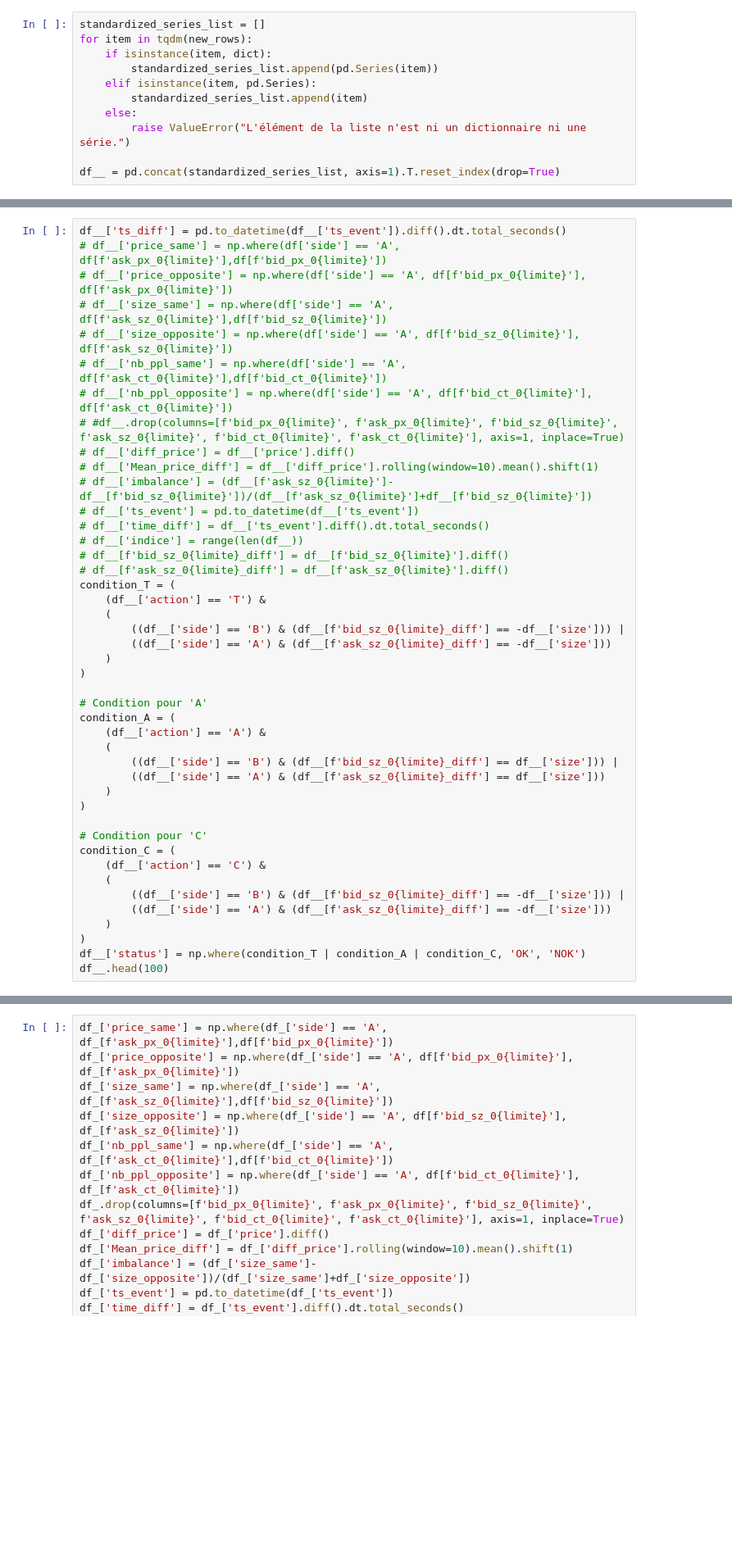
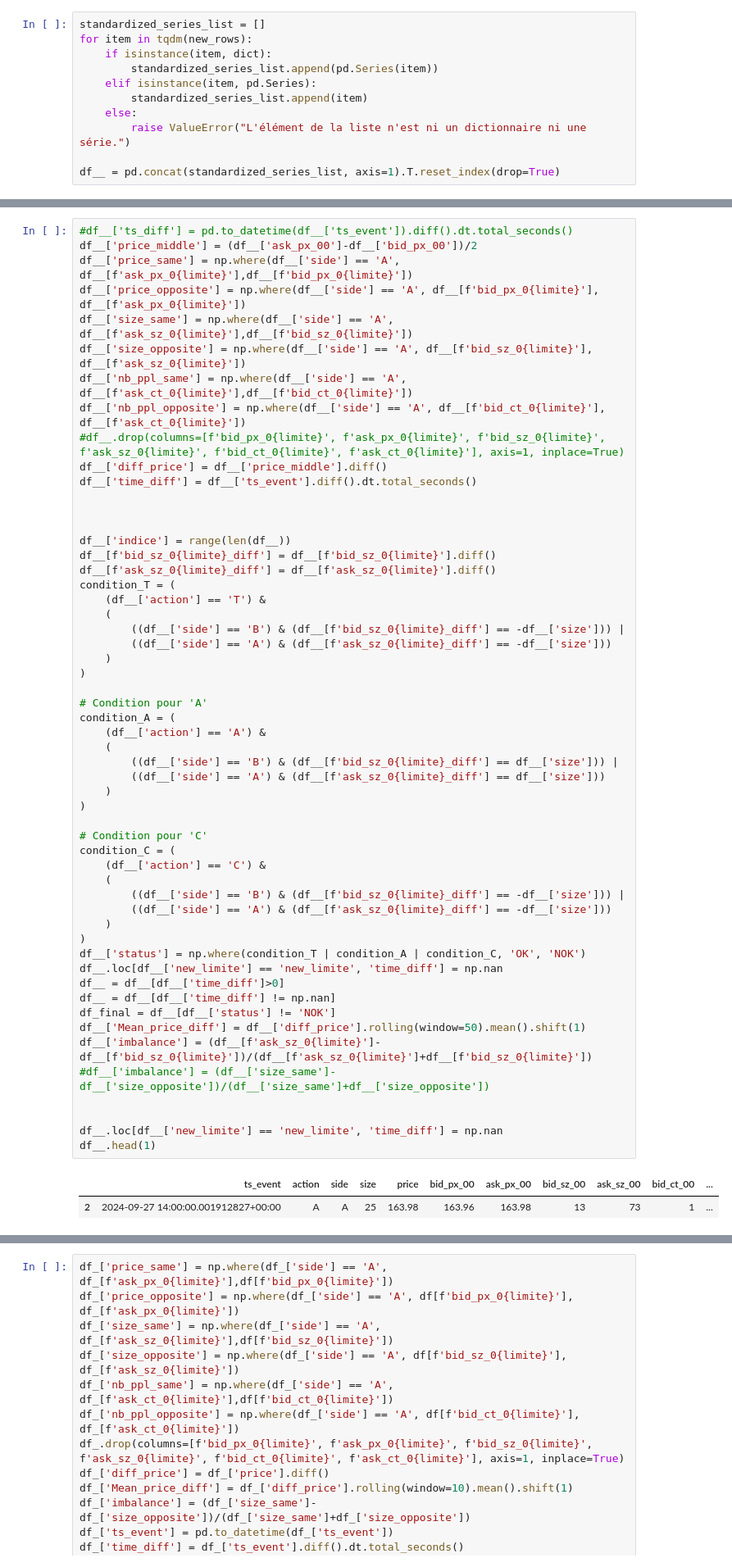
Before and after one commit to janisaiad/HFT_QR_RL, a Jupyter notebook: data/MBO-10 analyse_2/Notebook/WALA.ipynb, the cells around one changed output, grey strips where cells are left out. Shown at 82% size. Drawn from its saved outputs; the diff is of its cells as text; blank space fills up the shorter version.

```diff
--- a/data/MBO-10 analyse_2/Notebook/WALA.ipynb
+++ b/data/MBO-10 analyse_2/Notebook/WALA.ipynb
@@ -177,44 +355,58 @@ df__ = pd.concat(standardized_series_list, axis=1).T.reset_index(drop=True)
 # %%
-df__['ts_diff'] = pd.to_datetime(df__['ts_event']).diff().dt.total_seconds()
-# df__['price_same'] = np.where(df['side'] == 'A', df[f'ask_px_0{limite}'],df[f'bid_px_0{limite}'])
-# df__['price_opposite'] = np.where(df['side'] == 'A', df[f'bid_px_0{limite}'], df[f'ask_px_0{limite}'])
-# df__['size_same'] = np.where(df['side'] == 'A', df[f'ask_sz_0{limite}'],df[f'bid_sz_0{limite}'])
-# df__['size_opposite'] = np.where(df['side'] == 'A', df[f'bid_sz_0{limite}'], df[f'ask_sz_0{limite}'])
-# df__['nb_ppl_same'] = np.where(df['side'] == 'A', df[f'ask_ct_0{limite}'],df[f'bid_ct_0{limite}'])
-# df__['nb_ppl_opposite'] = np.where(df['side'] == 'A', df[f'bid_ct_0{limite}'], df[f'ask_ct_0{limite}'])
-# #df__.drop(columns=[f'bid_px_0{limite}', f'ask_px_0{limite}', f'bid_sz_0{limite}', f'ask_sz_0{limite}', f'bid_ct_0{limite}', f'ask_ct_0{limite}'], axis=1, inplace=True)
-# df__['diff_price'] = df__['price'].diff()
-# df__['Mean_price_diff'] = df__['diff_price'].rolling(window=10).mean().shift(1)
-# df__['imbalance'] = (df__[f'ask_sz_0{limite}']-df__[f'bid_sz_0{limite}'])/(df__[f'ask_sz_0{limite}']+df__[f'bid_sz_0{limite}'])
-# df__['ts_event'] = pd.to_datetime(df__['ts_event'])
-# df__['time_diff'] = df__['ts_event'].diff().dt.total_seconds()
-# df__['indice'] = range(len(df__))
-# df__[f'bid_sz_0{limite}_diff'] = df__[f'bid_sz_0{limite}'].diff()
-# df__[f'ask_sz_0{limite}_diff'] = df__[f'ask_sz_0{limite}'].diff()
+#df__['ts_diff'] = pd.to_datetime(df__['ts_event']).diff().dt.total_seconds()
+df__['price_middle'] = (df__['ask_px_00']-df__['bid_px_00'])/2
+df__['price_same'] = np.where(df__['side'] == 'A', df__[f'ask_px_0{limite}'],df__[f'bid_px_0{limite}'])
+df__['price_opposite'] = np.where(df__['side'] == 'A', df__[f'bid_px_0{limite}'], df__[f'ask_px_0{limite}'])
+df__['size_same'] = np.where(df__['side'] == 'A', df__[f'ask_sz_0{limite}'],df__[f'bid_sz_0{limite}'])
+df__['size_opposite'] = np.where(df__['side'] == 'A', df__[f'bid_sz_0{limite}'], df__[f'ask_sz_0{limite}'])
+df__['nb_ppl_same'] = np.where(df__['side'] == 'A', df__[f'ask_ct_0{limite}'],df__[f'bid_ct_0{limite}'])
+df__['nb_ppl_opposite'] = np.where(df__['side'] == 'A', df__[f'bid_ct_0{limite}'], df__[f'ask_ct_0{limite}'])
+#df__.drop(columns=[f'bid_px_0{limite}', f'ask_px_0{limite}', f'bid_sz_0{limite}', f'ask_sz_0{limite}', f'bid_ct_0{limite}', f'ask_ct_0{limite}'], axis=1, inplace=True)
+df__['diff_price'] = df__['price_middle'].diff()
+df__['time_diff'] = df__['ts_event'].diff().dt.total_seconds()
+
+
+
+df__['indice'] = range(len(df__))
+df__[f'bid_sz_0{limite}_diff'] = df__[f'bid_sz_0{limite}'].diff()
+df__[f'ask_sz_0{limite}_diff'] = df__[f'ask_sz_0{limite}'].diff()
 condition_T = (
     (df__['action'] == 'T') &
     (
         ((df__['side'] == 'B') & (df__[f'bid_sz_0{limite}_diff'] == -df__['size'])) |
         ((df__['side'] == 'A') & (df__[f'ask_sz_0{limite}_diff'] == -df__['size']))
     )
 )
 
 # Condition pour 'A'
 condition_A = (
     (df__['action'] == 'A') &
     (
         ((df__['side'] == 'B') & (df__[f'bid_sz_0{limite}_diff'] == df__['size'])) |
         ((df__['side'] == 'A') & (df__[f'ask_sz_0{limite}_diff'] == df__['size']))
     )
 )
 
 # Condition pour 'C'
 condition_C = (
     (df__['action'] == 'C') &
     (
         ((df__['side'] == 'B') & (df__[f'bid_sz_0{limite}_diff'] == -df__['size'])) |
         ((df__['side'] == 'A') & (df__[f'ask_sz_0{limite}_diff'] == -df__['size']))
     )
 )
 df__['status'] = np.where(condition_T | condition_A | condition_C, 'OK', 'NOK')
-df__.head(100)
+df__.loc[df__['new_limite'] == 'new_limite', 'time_diff'] = np.nan
+df__ = df__[df__['time_diff']>0]
+df__ = df__[df__['time_diff'] != np.nan]
+df_final = df__[df__['status'] != 'NOK']
+df__['Mean_price_diff'] = df__['diff_price'].rolling(window=50).mean().shift(1)
+df__['imbalance'] = (df__[f'ask_sz_0{limite}']-df__[f'bid_sz_0{limite}'])/(df__[f'ask_sz_0{limite}']+df__[f'bid_sz_0{limite}'])
+#df__['imbalance'] = (df__['size_same']-df__['size_opposite'])/(df__['size_same']+df__['size_opposite'])
+
+
+df__.loc[df__['new_limite'] == 'new_limite', 'time_diff'] = np.nan
+df__.head(1)
+# %% [output]
+|  | ts_event | action | side | size | price | bid_px_00 | ask_px_00 | bid_sz_00 | ask_sz_00 | bid_ct_00 | ... |
+| 2 | 2024-09-27 14:00:00.001912827+00:00 | A | A | 25 | 163.98 | 163.96 | 163.98 | 13 | 73 | 1 | ... |
```
Also changed, not shown: parts of 17 cells of this notebook, 1 other file.
